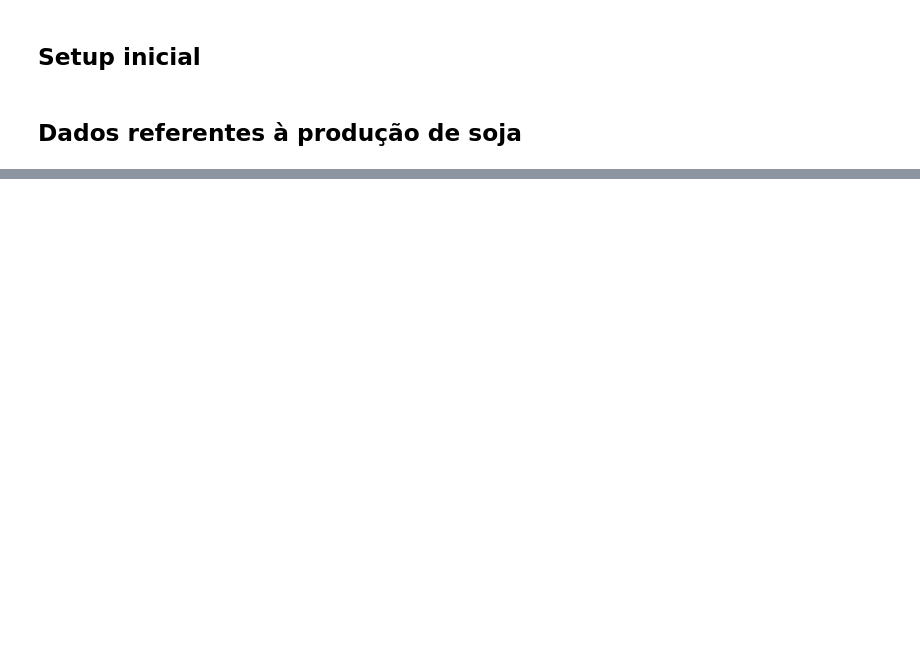
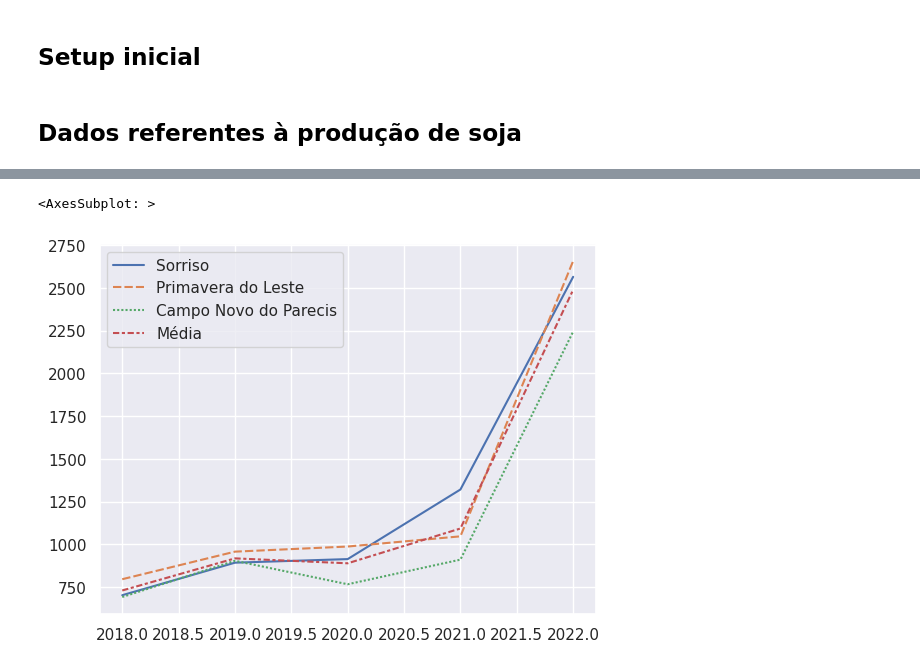
Before and after one commit to luiz-EL/An-liseMercadoSoja, a Jupyter notebook: mercado_soja.ipynb, the cells around one changed output, grey strips where cells are left out. Cells and saved outputs as stored; diff of their text form; code cells hidden in the pictures; blank space fills up the shorter version.

```diff
--- a/mercado_soja.ipynb
+++ b/mercado_soja.ipynb
@@ -79,0 +88,14 @@ Arguments: (UpgradePrompt(old='22.2.2', new='22.3.1'),)
+# %%
+sorriso_mt = pd.read_excel('tabelas/custos/custos_prod_soja_Sorriso-MT_2018_2022.xlsx', index_col=[0,1]).fillna(0)
+primavera_do_leste_mt = pd.read_excel('tabelas/custos/custos_prod_soja_P. do Leste-MT_2018_2022.xlsx', index_col=[0,1]).fillna(0)
+campo_novo_do_parecis_mt = pd.read_excel('tabelas/custos/custos_prod_soja_C. Novo do Parecis-MT_2018_2022.xlsx', index_col=[0,1]).fillna(0)
+# %%
+sorriso_mt_fert = sorriso_mt.loc[9.0]
+primavera_do_leste_mt_fert = primavera_do_leste_mt.loc[9.0]
+campo_novo_do_parecis_mt_fert = campo_novo_do_parecis_mt.loc[9.0]
+
+fertilizantes_df = pd.concat([sorriso_mt_fert, primavera_do_leste_mt_fert, campo_novo_do_parecis_mt_fert]).transpose()
+fertilizantes_df.columns = ['Sorriso', 'Primavera do Leste', 'Campo Novo do Parecis']
+
+fertilizantes_df['Média'] = fertilizantes_df.mean(axis=1)
+fertilizantes_df
@@ -79,0 +109,5 @@ Arguments: (UpgradePrompt(old='22.2.2', new='22.3.1'),)
+# %%
+sns.lineplot(fertilizantes_df)
+# %% [output]
+<AxesSubplot: >
+[figure, added]
```
Also changed, not shown: parts of 15 cells of this notebook, 5 other files.
